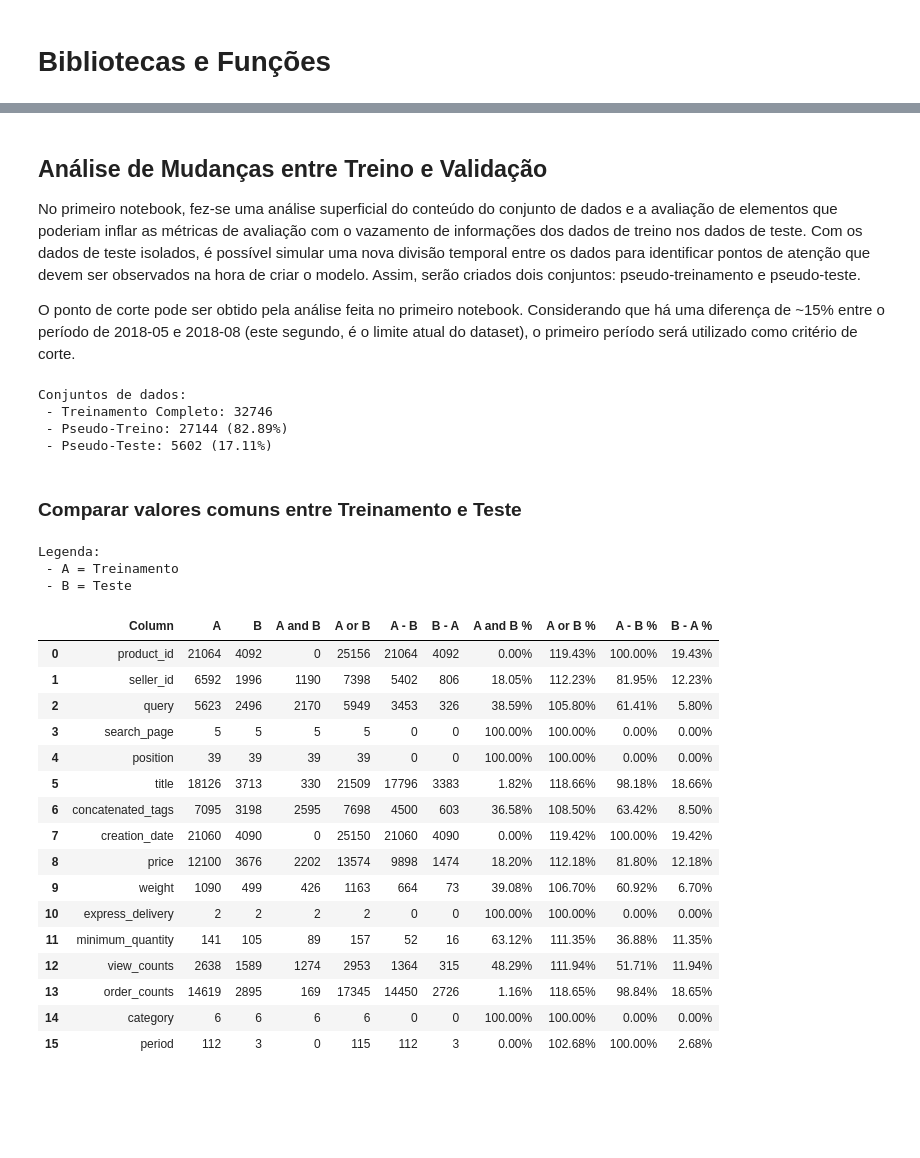
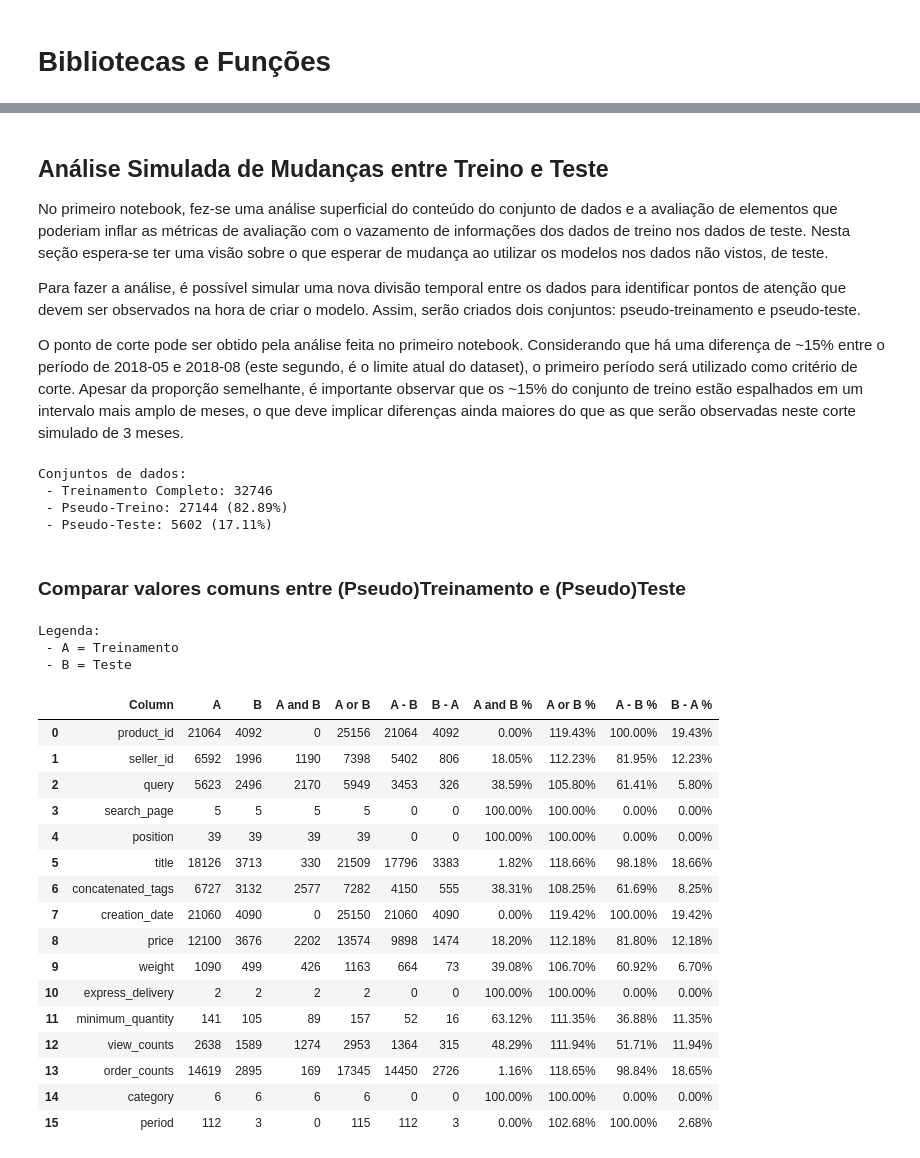
Before and after one commit to brunovilar/desafio-data-science-elo7, a Jupyter notebook: notebooks/02_Analise_Exploratoria.ipynb, the cells around one changed output, grey strips where cells are left out. Cells and saved outputs as stored; diff of their text form; code cells hidden in the pictures; blank space fills up the shorter version.

```diff
--- a/notebooks/02_Analise_Exploratoria.ipynb
+++ b/notebooks/02_Analise_Exploratoria.ipynb
@@ -50,9 +933,11 @@ Registros: 32746.
 # %% [markdown]
-## Análise de Mudanças entre Treino e Validação
+## Análise Simulada de Mudanças entre Treino e Teste
 
-No primeiro notebook, fez-se uma análise superficial do conteúdo do conjunto de dados e a avaliação de elementos que poderiam inflar as métricas de avaliação com o vazamento de informações dos dados de treino nos dados de teste. Com os dados de teste isolados, é possível simular uma nova divisão temporal entre os dados para identificar pontos de atenção que devem ser observados na hora de criar o modelo. Assim, serão criados dois conjuntos: pseudo-treinamento e pseudo-teste.
+No primeiro notebook, fez-se uma análise superficial do conteúdo do conjunto de dados e a avaliação de elementos que poderiam inflar as métricas de avaliação com o vazamento de informações dos dados de treino nos dados de teste. Nesta seção espera-se ter uma visão sobre o que esperar de mudança ao utilizar os modelos nos dados não vistos, de teste.
 
-O ponto de corte pode ser obtido pela análise feita no primeiro notebook. Considerando que há uma diferença de ~15% entre o período de 2018-05 e 2018-08 (este segundo, é o limite atual do dataset), o primeiro período será utilizado como critério de corte.
+Para fazer a análise, é possível simular uma nova divisão temporal entre os dados para identificar pontos de atenção que devem ser observados na hora de criar o modelo. Assim, serão criados dois conjuntos: pseudo-treinamento e pseudo-teste.
+
+O ponto de corte pode ser obtido pela análise feita no primeiro notebook. Considerando que há uma diferença de ~15% entre o período de 2018-05 e 2018-08 (este segundo, é o limite atual do dataset), o primeiro período será utilizado como critério de corte. Apesar da proporção semelhante, é importante observar que os ~15% do conjunto de treino estão espalhados em um intervalo mais amplo de meses, o que deve implicar diferenças ainda maiores do que as que serão observadas neste corte simulado de 3 meses.
 # %%
 cut_off_period = '2018-05'
 split_frame = set_dataset_split(frame, cut_off_period)
@@ -74,62 +959,64 @@ Conjuntos de dados:
 # %%
 def extract_tags(frame: pd.DataFrame, column_name: str) -> set:
     tags = (frame
-            .assign(tags=lambda f: f['concatenated_tags'].str.split())
-            ['tags']
-            .explode()
+            .assign(tag=lambda f: f['concatenated_tags'].apply(lambda x: tag_split_pattern.split(str(x))))
+            .explode('tag')
+            .loc[lambda f: f['tag'].apply(lambda x: len(x.strip()) > 0)]
+            ['tag']
             .tolist())
 
     return tags
 
 comparisons = []
 
 for column in frame.columns:
 
     if column == 'concatenated_tags':
         training_values = set(extract_tags(pseudo_training_frame, 'concatenated_tags'))
         test_values = set(extract_tags(pseudo_test_frame, 'concatenated_tags'))
     else:
         training_values = set(pseudo_training_frame[column].tolist())
         test_values = set(pseudo_test_frame[column].tolist())
 
-    comparisons.append((column,
-                        len(training_values),
-                        len(test_values),
-                        len(training_values & test_values),
-                        len(training_values | test_values),
-                        len(training_values - test_values),
-                        len(test_values - training_values)
-                       )
-                      )
+    comparisons.append(
+        (column,
+         len(training_values),
+         len(test_values),
+         len(training_values & test_values),
+         len(training_values | test_values),
+         len(training_values - test_values),
+         len(test_values - training_values)
+        )
+    )
 
 comparisons_frame = pd.DataFrame(comparisons, columns=['Column', 'A', 'B', 'A and B', 'A or B','A - B',  'B - A'])
-del comparisons
 
-compounded_columns = ['A and B', 'A or B','A - B',  'B - A']
+display(HTML('<h3>Comparar valores comuns entre (Pseudo)Treinamento e (Pseudo)Teste</h3>'))
+print('Legenda:\n - A = Treinamento\n - B = Teste\n\n')
+display(comparisons_frame
+        .assign(**{f'A and B %': lambda f: (f['A and B'] / f['A'] * 100).apply(lambda v: f'{v:.2f}%'),
+                   f'A or B %': lambda f: (f['A or B'] / f['A'] * 100).apply(lambda v: f'{v:.2f}%'),
+                   f'A - B %': lambda f: (f['A - B'] / f['A'] * 100).apply(lambda v: f'{v:.2f}%'),
+                   f'B - A %': lambda f: (f['B - A'] / f['A'] * 100).apply(lambda v: f'{v:.2f}%')
+                  })
+        .style.set_properties(**{'width': '75px'})
+       )
 
-display(HTML('<h3>Comparar valores comuns entre Treinamento e Teste</h3>'))
-print('Legenda:\n - A = Treinamento\n - B = Teste\n\n')
-(comparisons_frame
- .assign(**{f'A and B %': lambda f: (f['A and B'] / f['A'] * 100).apply(lambda v: f'{v:.2f}%'),
-            f'A or B %': lambda f: (f['A or B'] / f['A'] * 100).apply(lambda v: f'{v:.2f}%'),
-            f'A - B %': lambda f: (f['A - B'] / f['A'] * 100).apply(lambda v: f'{v:.2f}%'),
-            f'B - A %': lambda f: (f['B - A'] / f['A'] * 100).apply(lambda v: f'{v:.2f}%')
-           })
- .style.set_properties(**{'width': '75px'})
-)
+del comparisons, comparisons_frame
+del pseudo_training_frame, pseudo_test_frame
 # %% [output]
-Comparar valores comuns entre Treinamento e Teste
+Comparar valores comuns entre (Pseudo)Treinamento e (Pseudo)Teste
 Legenda:
  - A = Treinamento
  - B = Teste
 |  | Column | A | B | A and B | A or B | A - B | B - A | A and B % | A or B % | A - B % | B - A % |
 | 0 | product_id | 21064 | 4092 | 0 | 25156 | 21064 | 4092 | 0.00% | 119.43% | 100.00% | 19.43% |
 | 1 | seller_id | 6592 | 1996 | 1190 | 7398 | 5402 | 806 | 18.05% | 112.23% | 81.95% | 12.23% |
 | 2 | query | 5623 | 2496 | 2170 | 5949 | 3453 | 326 | 38.59% | 105.80% | 61.41% | 5.80% |
 | 3 | search_page | 5 | 5 | 5 | 5 | 0 | 0 | 100.00% | 100.00% | 0.00% | 0.00% |
 | 4 | position | 39 | 39 | 39 | 39 | 0 | 0 | 100.00% | 100.00% | 0.00% | 0.00% |
 | 5 | title | 18126 | 3713 | 330 | 21509 | 17796 | 3383 | 1.82% | 118.66% | 98.18% | 18.66% |
-| 6 | concatenated_tags | 7095 | 3198 | 2595 | 7698 | 4500 | 603 | 36.58% | 108.50% | 63.42% | 8.50% |
+| 6 | concatenated_tags | 6727 | 3132 | 2577 | 7282 | 4150 | 555 | 38.31% | 108.25% | 61.69% | 8.25% |
 | 7 | creation_date | 21060 | 4090 | 0 | 25150 | 21060 | 4090 | 0.00% | 119.42% | 100.00% | 19.42% |
 | 8 | price | 12100 | 3676 | 2202 | 13574 | 9898 | 1474 | 18.20% | 112.18% | 81.80% | 12.18% |
 | 9 | weight | 1090 | 499 | 426 | 1163 | 664 | 73 | 39.08% | 106.70% | 60.92% | 6.70% |
```
Also changed, not shown: parts of 39 cells of this notebook, 3 other files.
